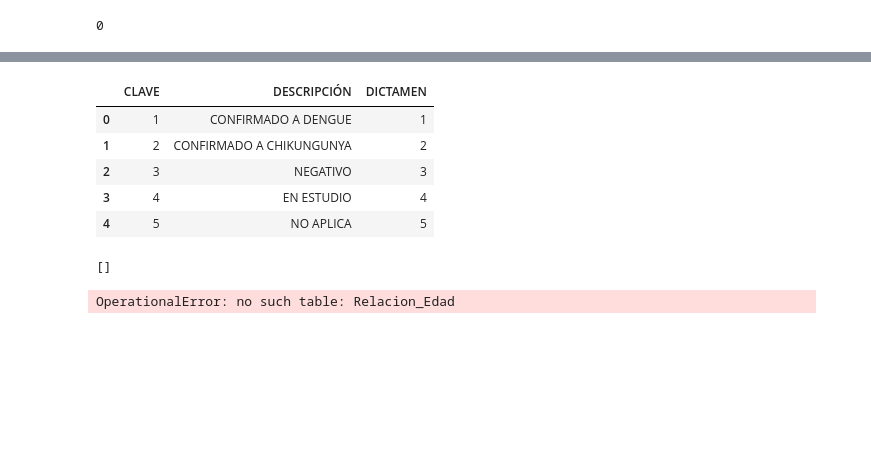
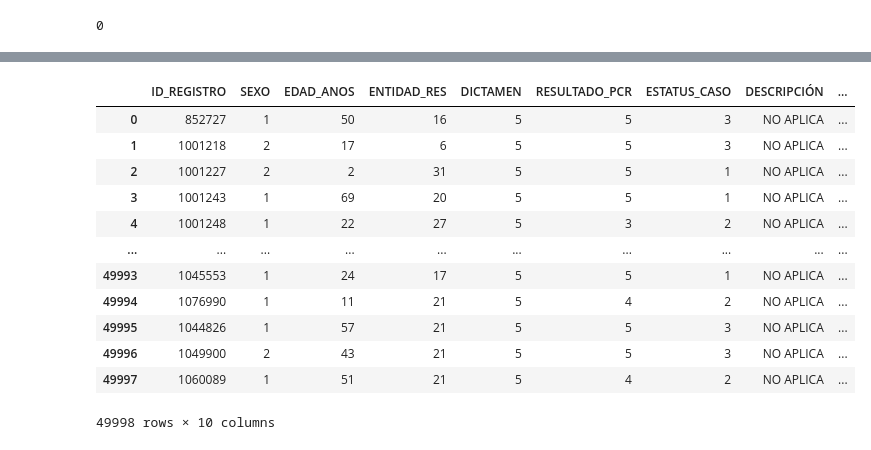
Before and after one commit to fofojaramillo/practica-introdatsci, a Jupyter notebook: graficas.ipynb, the cells around one changed output, grey strips where cells are left out. Cells and saved outputs as stored; diff of their text form; code cells hidden in the pictures; blank space fills up the shorter version.

```diff
--- a/graficas.ipynb
+++ b/graficas.ipynb
@@ -8,7 +8,10 @@ cursor = connection.cursor()
 # %% [output]
 0
 # %%
-SELECT ID_REGISTRO, EDAD_ANOS, DICTAMEN, ESTATUS_CASO, dictamen.DESCRIPCIÓN, estatus_caso.DESCRIPCIÓN
+query = '''
+SELECT ID_REGISTRO, SEXO, EDAD_ANOS, ENTIDAD_RES, DICTAMEN, RESULTADO_PCR, ESTATUS_CASO, dictamen.DESCRIPCIÓN, estatus_caso.DESCRIPCIÓN, resultado_pcr.DESCRIPCIÓN
 FROM registro
 INNER JOIN dictamen ON registro.DICTAMEN = dictamen.clave
-INNER JOIN estatus_caso ON registro.ESTATUS_CASO = estatus_caso.clave;
+INNER JOIN estatus_caso ON registro.ESTATUS_CASO = estatus_caso.clave
+INNER JOIN resultado_pcr ON registro.RESULTADO_PCR = resultado_pcr.clave;
+'''
@@ -29,21 +17,0 @@ INNER JOIN estatus_caso ON registro.ESTATUS_CASO = estatus_caso.clave;
-# %%
-df = pd.read_sql_query("SELECT * FROM registro", connection)
-df1 = pd.read_sql_query("SELECT * FROM dictamen", connection)
-df1['DICTAMEN'] = df1['CLAVE']
-df1
-# %% [output]
-|  | CLAVE | DESCRIPCIÓN | DICTAMEN |
-| 0 | 1 | CONFIRMADO A DENGUE | 1 |
-| 1 | 2 | CONFIRMADO A CHIKUNGUNYA | 2 |
-| 2 | 3 | NEGATIVO | 3 |
-| 3 | 4 | EN ESTUDIO | 4 |
-| 4 | 5 | NO APLICA | 5 |
-# %%
-print(cursor.fetchall())
-# %% [output]
-[]
-# %%
-cursor.execute("SELECT * FROM Relacion_Edad;")
-rows = cursor.fetchall()
-# %% [output]
-OperationalError: no such table: Relacion_Edad
@@ -57,0 +18,17 @@ df2 = pd.read_sql_query(second_query, connection)
+# %%
+df = pd.read_sql_query(query, connection)
+df
+# %% [output]
+|  | ID_REGISTRO | SEXO | EDAD_ANOS | ENTIDAD_RES | DICTAMEN | RESULTADO_PCR | ESTATUS_CASO | DESCRIPCIÓN | ... |
+| 0 | 852727 | 1 | 50 | 16 | 5 | 5 | 3 | NO APLICA | ... |
+| 1 | 1001218 | 2 | 17 | 6 | 5 | 5 | 3 | NO APLICA | ... |
+| 2 | 1001227 | 2 | 2 | 31 | 5 | 5 | 1 | NO APLICA | ... |
+| 3 | 1001243 | 1 | 69 | 20 | 5 | 5 | 1 | NO APLICA | ... |
+| 4 | 1001248 | 1 | 22 | 27 | 5 | 3 | 2 | NO APLICA | ... |
+| ... | ... | ... | ... | ... | ... | ... | ... | ... | ... |
+| 49993 | 1045553 | 1 | 24 | 17 | 5 | 5 | 1 | NO APLICA | ... |
+| 49994 | 1076990 | 1 | 11 | 21 | 5 | 4 | 2 | NO APLICA | ... |
+| 49995 | 1044826 | 1 | 57 | 21 | 5 | 5 | 3 | NO APLICA | ... |
+| 49996 | 1049900 | 2 | 43 | 21 | 5 | 5 | 3 | NO APLICA | ... |
+| 49997 | 1060089 | 1 | 51 | 21 | 5 | 4 | 2 | NO APLICA | ... |
+49998 rows × 10 columns
```
Also changed, not shown: parts of 27 cells of this notebook.
